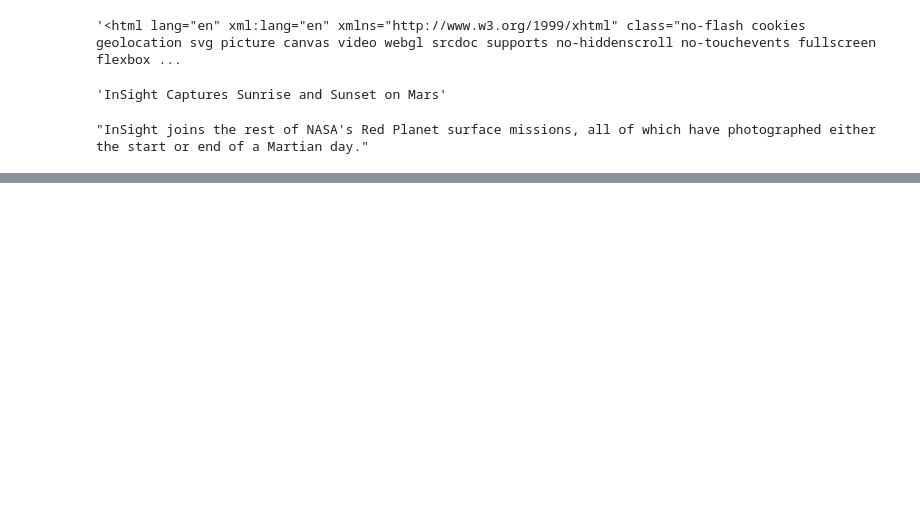
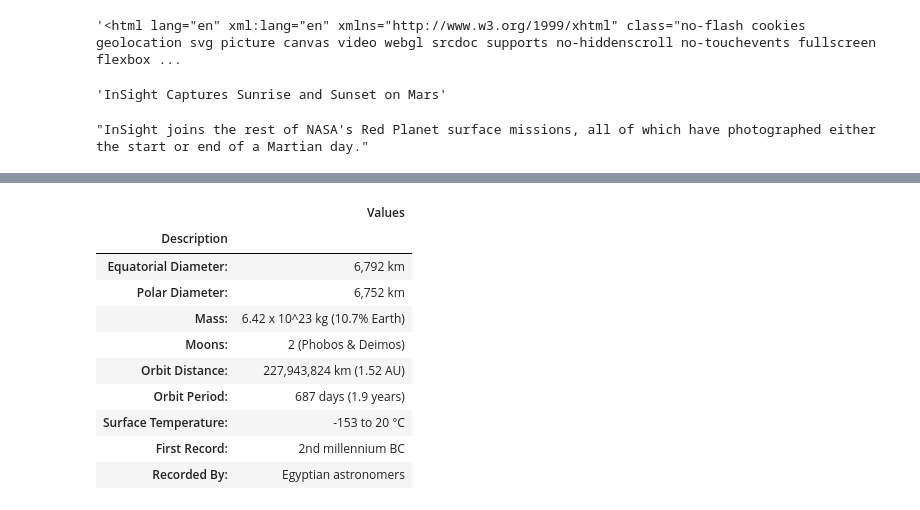
Before and after one commit to Omar-Castillo/Web-Scraping-and-Document-Databases-HW, a Jupyter notebook: OC_mission_to_mars.ipynb, the cells around one changed output, grey strips where cells are left out. Saved outputs shown, nothing was run; the diff lists cells and outputs as text; code cells hidden in the pictures; blank space fills up the shorter version.

```diff
--- a/OC_mission_to_mars.ipynb
+++ b/OC_mission_to_mars.ipynb
@@ -64,0 +96,7 @@ full_image_url
+# %%
+#Time to start working on new site for Mars Facts
+url4 = 'https://space-facts.com/mars/'
+browser.visit(url4)
+# %%
+#This time we are going to use Pandas to pull any tabular data located on our url4 for Mars facts
+facts_table = pd.read_html(url4)
@@ -64,0 +117,4 @@ full_image_url
+# %%
+#covert our list into a dataframe
+mars_df = facts_table[0]
+mars_df.head()
@@ -64,0 +128,19 @@ full_image_url
+# %%
+#rename our columns, and set our index
+mars_final = mars_df.rename(columns={0:"Description", 1:"Values"})
+mars_final = mars_final.set_index("Description")
+# %%
+#test final table
+mars_final
+# %% [output]
+|  | Values |
+| Description |  |
+| Equatorial Diameter: | 6,792 km |
+| Polar Diameter: | 6,752 km |
+| Mass: | 6.42 x 10^23 kg (10.7% Earth) |
+| Moons: | 2 (Phobos & Deimos) |
+| Orbit Distance: | 227,943,824 km (1.52 AU) |
+| Orbit Period: | 687 days (1.9 years) |
+| Surface Temperature: | -153 to 20 °C |
+| First Record: | 2nd millennium BC |
+| Recorded By: | Egyptian astronomers |
```
Also changed, not shown: parts of 23 cells of this notebook, 1 other file.
